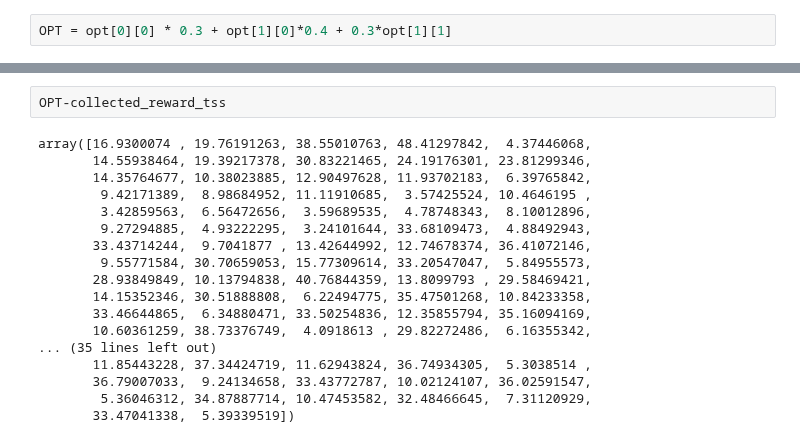
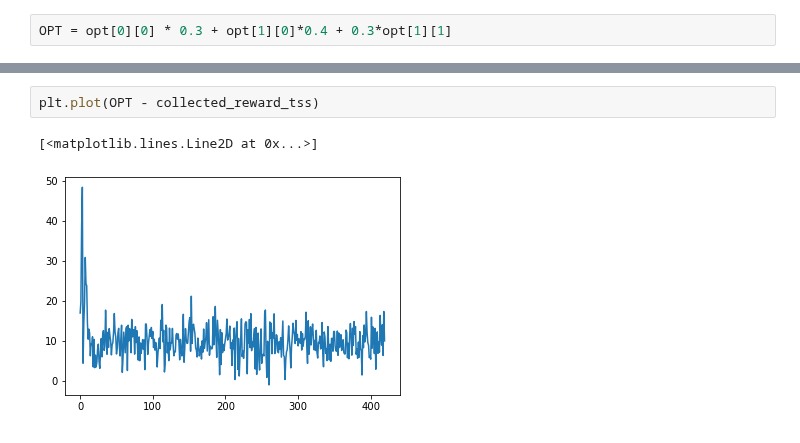
Before and after one commit to GiuliaMontani/Online-learning-application, a Jupyter notebook: Ola_project/Step7.ipynb, the cells around one changed output, grey strips where cells are left out. Drawn from its saved outputs; the diff is of its cells as text.

```diff
--- a/Ola_project/Step7.ipynb
+++ b/Ola_project/Step7.ipynb
@@ -668,20 +665,5 @@ plt.plot(np.cumsum(OPT - collected_reward_tss, axis=0), 'r')
-# %%
-OPT-collected_reward_tss
-# %% [output]
-array([16.9300074 , 19.76191263, 38.55010763, 48.41297842,  4.37446068,
-       14.55938464, 19.39217378, 30.83221465, 24.19176301, 23.81299346,
-       14.35764677, 10.38023885, 12.90497628, 11.93702183,  6.39765842,
-        9.42171389,  8.98684952, 11.11910685,  3.57425524, 10.4646195 ,
-        3.42859563,  6.56472656,  3.59689535,  4.78748343,  8.10012896,
-        9.27294885,  4.93222295,  3.24101644, 33.68109473,  4.88492943,
-       33.43714244,  9.7041877 , 13.42644992, 12.74678374, 36.41072146,
-        9.55771584, 30.70659053, 15.77309614, 33.20547047,  5.84955573,
-       28.93849849, 10.13794838, 40.76844359, 13.8099793 , 29.58469421,
-       14.15352346, 30.51888808,  6.22494775, 35.47501268, 10.84233358,
-       33.46644865,  6.34880471, 33.50254836, 12.35855794, 35.16094169,
-       10.60361259, 38.73376749,  4.0918613 , 29.82272486,  6.16355342,
-... (35 lines left out)
-       11.85443228, 37.34424719, 11.62943824, 36.74934305,  5.3038514 ,
-       36.79007033,  9.24134658, 33.43772787, 10.02124107, 36.02591547,
-        5.36046312, 34.87887714, 10.47453582, 32.48466645,  7.31120929,
-       33.47041338,  5.39339519])
+# %%
+plt.plot(OPT - collected_reward_tss)
+# %% [output]
+[<matplotlib.lines.Line2D at 0x...>]
+[figure, added]
```
Also changed, not shown: parts of 8 cells of this notebook.
